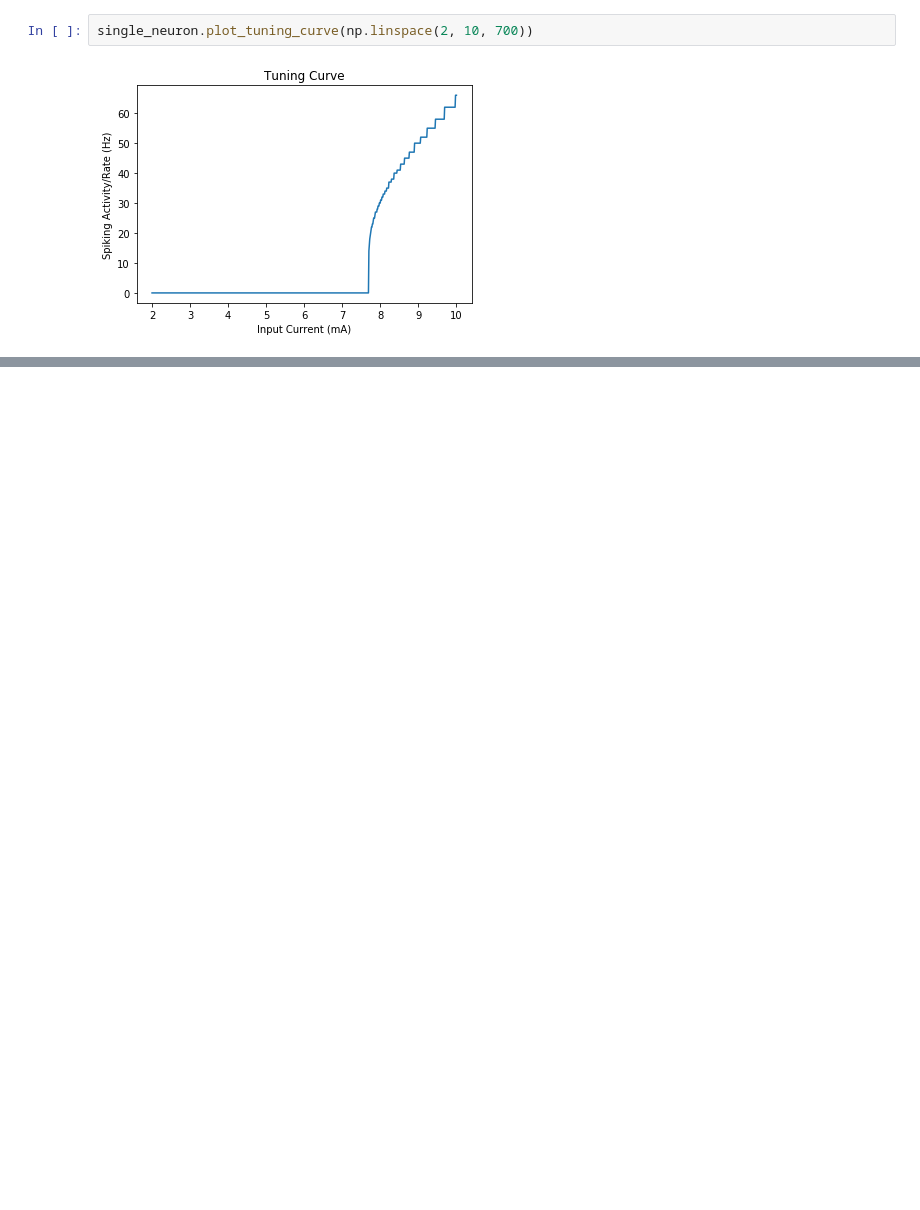
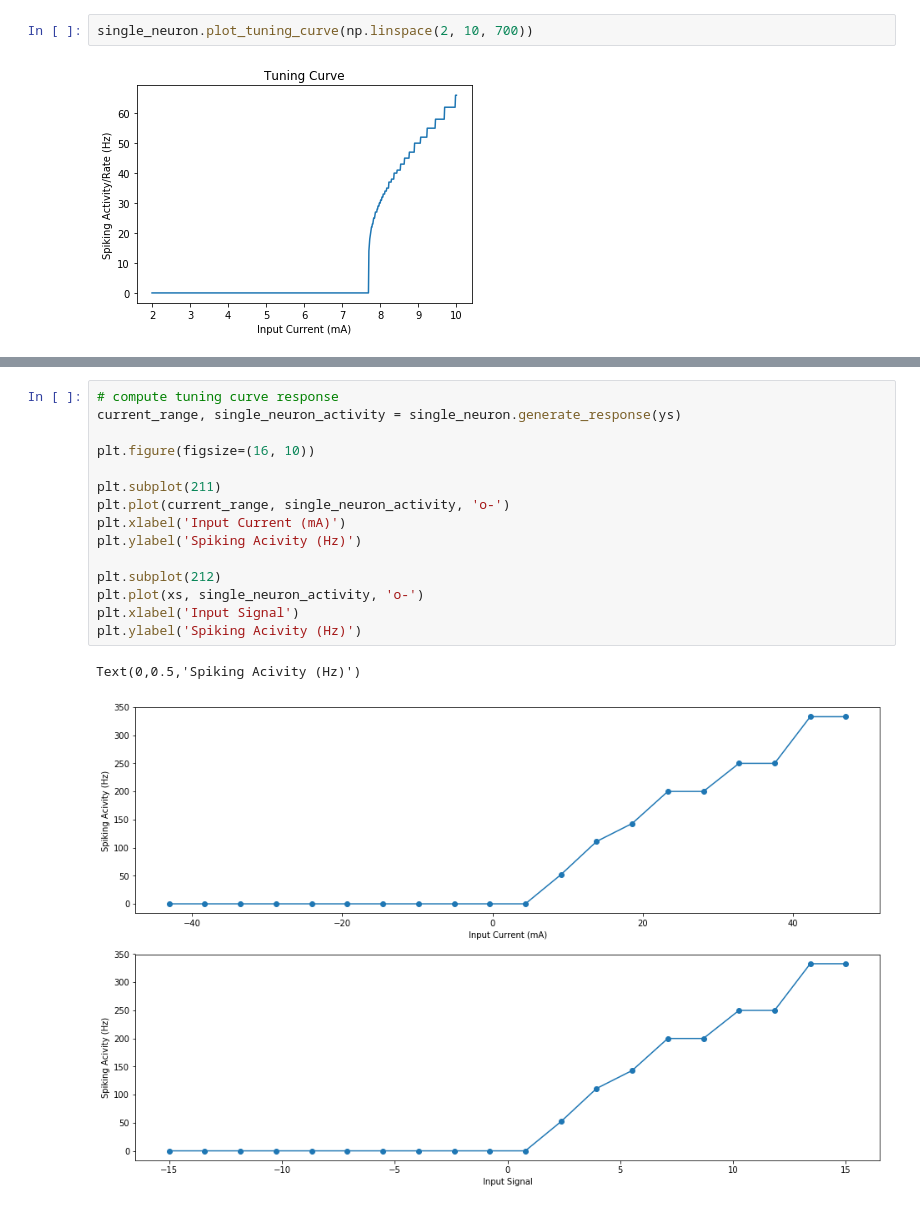
Before and after one commit to Kanaderu/Neural-Networks, a Jupyter notebook: 01 - Population SNN.ipynb, the cells around one changed output, grey strips where cells are left out. Cells and saved outputs as stored; diff of their text form; blank space fills up the shorter version.

```diff
--- a/01 - Population SNN.ipynb
+++ b/01 - Population SNN.ipynb
@@ -201,0 +334,18 @@ single_neuron.plot_tuning_curve(np.linspace(2, 10, 700))
+# %%
+# compute tuning curve response
+current_range, single_neuron_activity = single_neuron.generate_response(ys)
+
+plt.figure(figsize=(16, 10))
+
+plt.subplot(211)
+plt.plot(current_range, single_neuron_activity, 'o-')
+plt.xlabel('Input Current (mA)')
+plt.ylabel('Spiking Acivity (Hz)')
+
+plt.subplot(212)
+plt.plot(xs, single_neuron_activity, 'o-')
+plt.xlabel('Input Signal')
+plt.ylabel('Spiking Acivity (Hz)')
+# %% [output]
+Text(0,0.5,'Spiking Acivity (Hz)')
+[figure, added]
```
Also changed, not shown: parts of 10 cells of this notebook.
